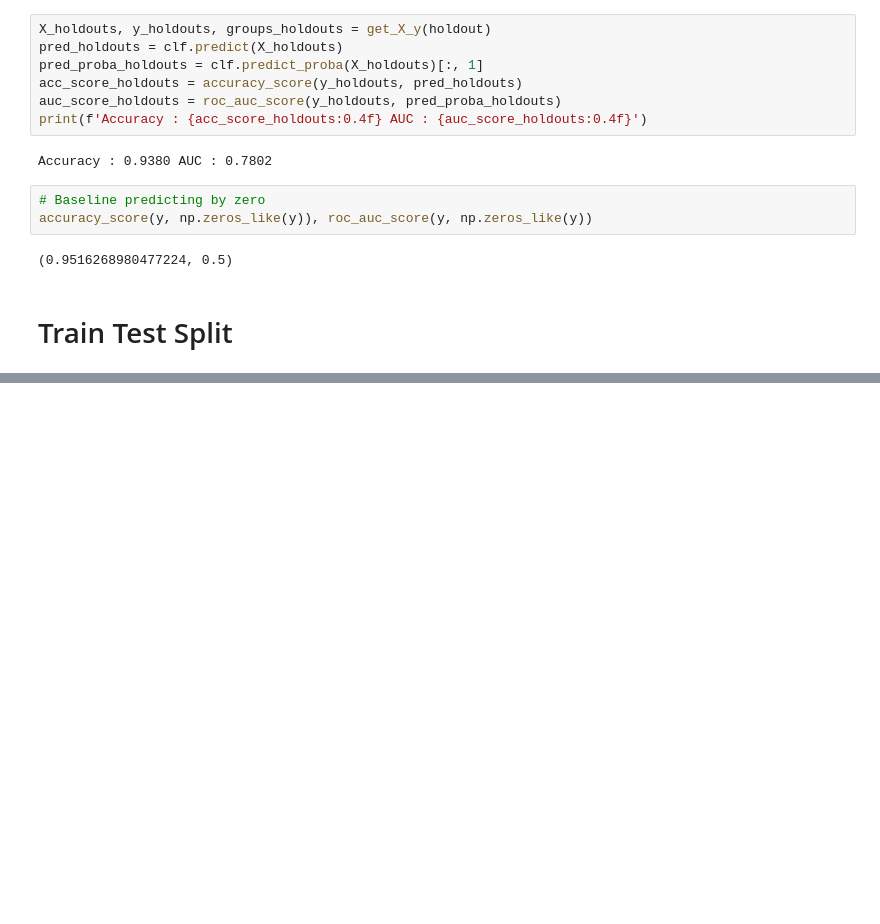
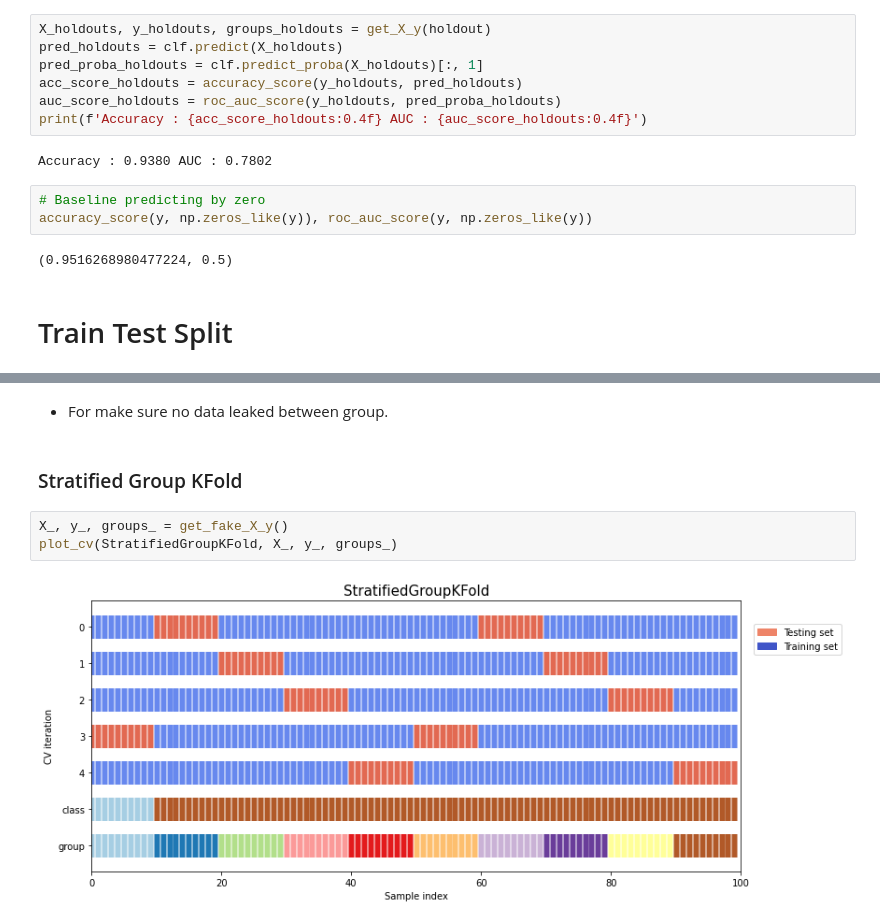
Before and after one commit to sitsawek/Preparation-and-Method, a Jupyter notebook: closs_validation.ipynb, the cells around one changed output, grey strips where cells are left out. Cells and saved outputs as stored; diff of their text form; blank space fills up the shorter version.

```diff
--- a/closs_validation.ipynb
+++ b/closs_validation.ipynb
@@ -111,0 +264,9 @@ X_tr, X_val, y_tr, y_val = train_test_split(X, y, test_size=0.1)
+# %% [markdown]
+- For make sure no data leaked between group.
+# %% [markdown]
+### Stratified Group KFold
+# %%
+X_, y_, groups_ = get_fake_X_y()
+plot_cv(StratifiedGroupKFold, X_, y_, groups_)
+# %% [output]
+[figure, added]
```
Also changed, not shown: parts of 25 cells of this notebook.
